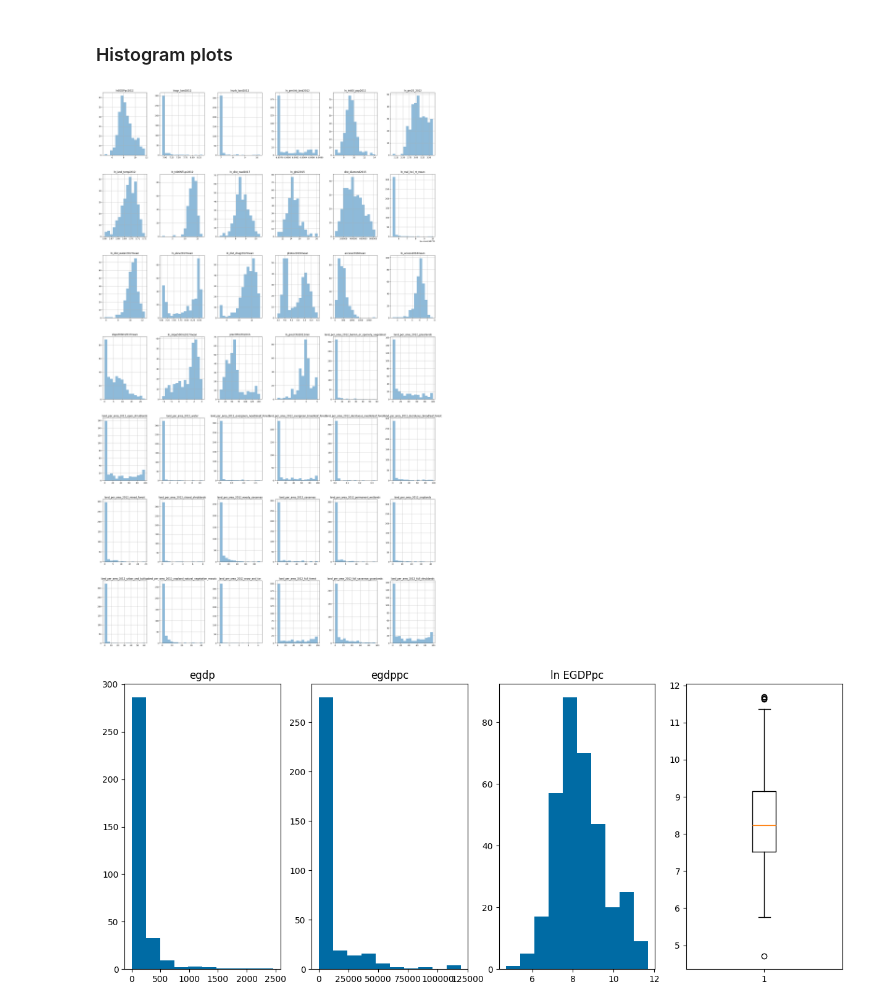
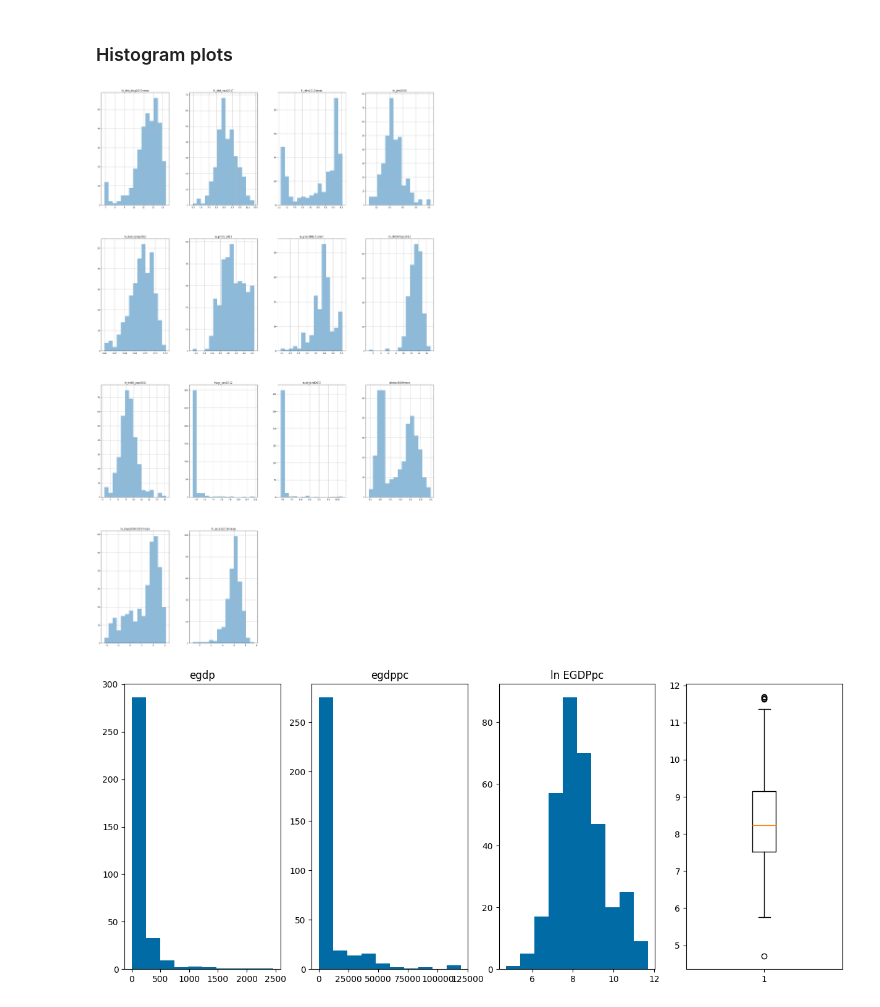
Before and after one commit to HendrixPeralta/bol_hdi_prediction, a Jupyter notebook: 01_data_exploration.ipynb, the cells around one changed output. Drawn from its saved outputs; the diff is of its cells as text; code cells hidden in the pictures.

Commit message:
Created a histogram of the variables used for the models

```diff
--- a/01_data_exploration.ipynb
+++ b/01_data_exploration.ipynb
@@ -640,11 +640,17 @@ Index([], dtype='object')
 # %% [markdown]
 ### Histogram plots
 # %%
+used = ['ln_dist_drug2017mean',
+       'ln_dist_road2017', 'ln_elev2017mean', 'ln_ghsl2015', 'ln_land_temp2012', 'ln_pm25_2012', 'ln_precCRU2012min',
+       'ln_t400NTLpc2012', 'ln_tr400_pop2012', 'lnagr_land2012', 'lnurb_land2012', 'photov2019mean', "ln_slope500m2017mean",
+       'ln_access2016mean']
 
-sat_mod.drop(columns= {"id", 'land_per_area_2012_count'}).hist(bins=15, figsize=(30,50), alpha=0.5)
+#sat_mod.drop(columns= {"id", 'land_per_area_2012_count'}).hist(bins=15, figsize=(30,50), alpha=0.5)
+sat_mod[used].hist(bins=15, figsize=(30,50), alpha=0.5)
+
 plt.show()
 # %% [output]
-[figure, old version]
+[figure, new version]
 # %%
 plt.style.use("tableau-colorblind10")
 
```
